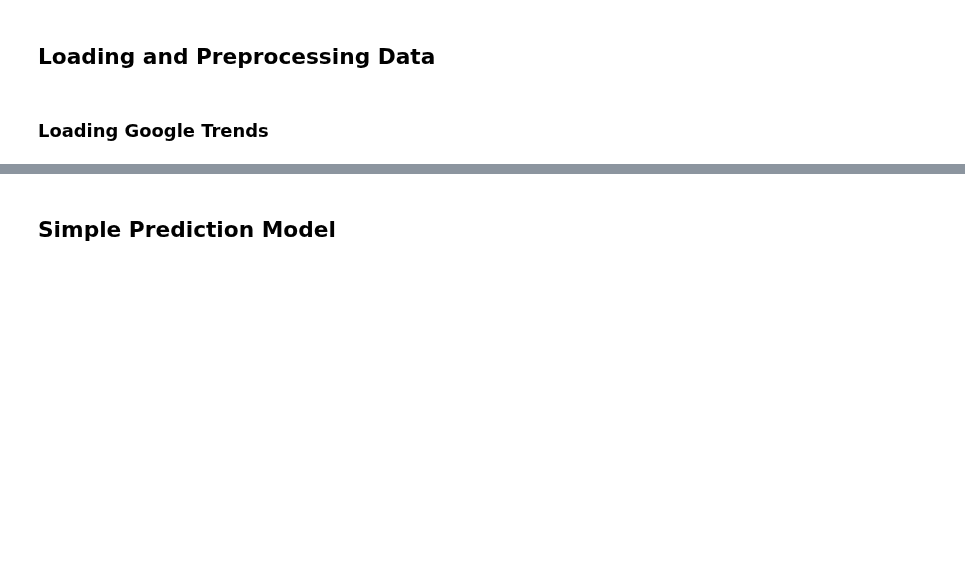
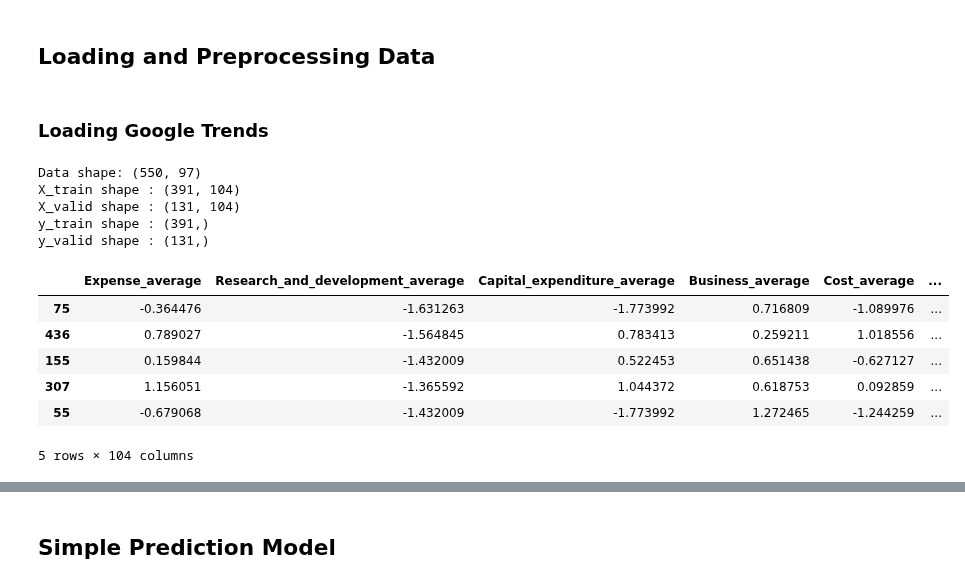
Before and after one commit to theS3b/Smoothing-Techniques-for-Predicting-High-Frequency-Time-Series, a Jupyter notebook: Simple NN Predictions.ipynb, the cells around one changed output, grey strips where cells are left out. Drawn from its saved outputs; the diff is of its cells as text; code cells hidden in the pictures; blank space fills up the shorter version.

```diff
--- a/Simple NN Predictions.ipynb
+++ b/Simple NN Predictions.ipynb
@@ -39,6 +39,29 @@ TRAIN_PROPORTION = 0.75 if not TEST_ALL_GT_DATA else 1
 PAST_GDPS = [] if not TEST_ALL_GT_DATA else None # e.g. range(1, 3) or [1, 2]
 MODE = "pct" # None | "pct" | "diff"
 PERIOD = 4  # Year to year prediction
+# %%
+data, all_gdps, all_gts = load_data()
+
+print(f"Data shape: {data.shape}")
+
+
+preprocessor = Preprocessing(data=data, epsilon=EPS, mode=MODE, past_GDP_lags=PAST_GDPS, diff_period=PERIOD, all_GDPs=all_gdps, all_GTs=all_gts)
+X_train, y_train, X_valid, y_valid = preprocessor.preprocess_data(train_pct=TRAIN_PROPORTION, shuffle=False)
+
+X_train[preprocessor.country_train == "Switzerland"].head()
+# %% [output]
+Data shape: (550, 97)
+X_train shape : (391, 104)
+X_valid shape : (131, 104)
+y_train shape : (391,)
+y_valid shape : (131,)
+|  | Expense_average | Research_and_development_average | Capital_expenditure_average | Business_average | Cost_average | ... |
+| 75 | -0.364476 | -1.631263 | -1.773992 | 0.716809 | -1.089976 | ... |
+| 436 | 0.789027 | -1.564845 | 0.783413 | 0.259211 | 1.018556 | ... |
+| 155 | 0.159844 | -1.432009 | 0.522453 | 0.651438 | -0.627127 | ... |
+| 307 | 1.156051 | -1.365592 | 1.044372 | 0.618753 | 0.092859 | ... |
+| 55 | -0.679068 | -1.432009 | -1.773992 | 1.272465 | -1.244259 | ... |
+5 rows × 104 columns
 # %%
 preprocessor.dates_train
 # %% [output]
```
Also changed, not shown: parts of 7 cells of this notebook, 4 other files.
